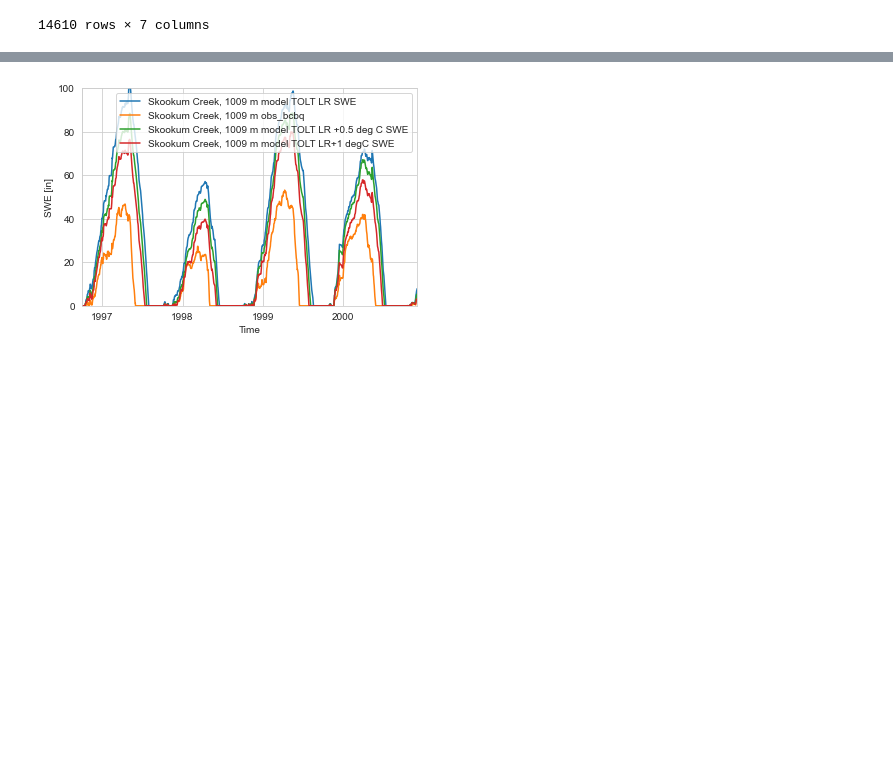
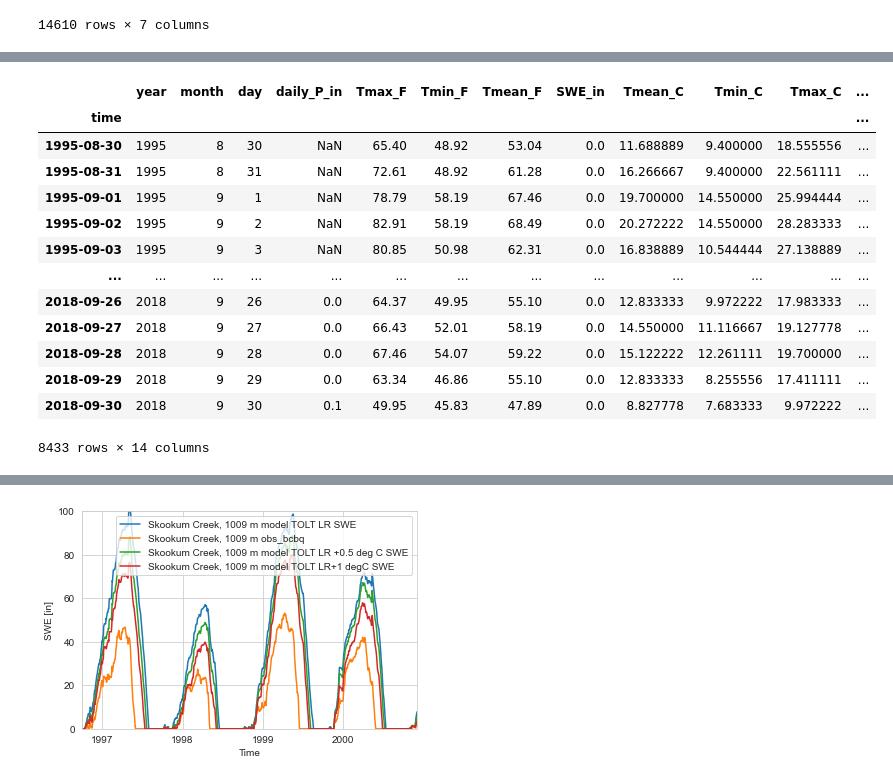
Before and after one commit to NCristea/Snow_SCL, a Jupyter notebook: plots_for_manuscript.ipynb, the cells around one changed output, grey strips where cells are left out. Saved outputs shown, nothing was run; the diff lists cells and outputs as text; code cells hidden in the pictures; blank space fills up the shorter version.

```diff
--- a/plots_for_manuscript.ipynb
+++ b/plots_for_manuscript.ipynb
@@ -103,0 +138,17 @@ flow_model
+# %%
+swe_model = df_model_data_Skookum_prism_grid.loc['1995-10-01':'2015-04-02']
+swe_obs = df_snotel_Skookum.loc['1995-10-01':'2015-04-02']
+#swe_obs = swe_obs.fillna(0)
+#swe_model = swe_model.fillna(0)
+#nse_swe = fc.nse(swe_model.swq, swe_obs.SWE_in)
+nse_swe = mt.nse(swe_model.swq.fillna(0), swe_obs.SWE_in.fillna(0))
+print('NSE', nse_swe)
+
+#a =[1, 2, 3, 4, 5]
+#b =[1, 2.5, 3, 4.9, 5.1]
+R_square = r2_score(swe_model.swq, swe_obs.SWE_in)
+print('Coefficient of Determination R2', R_square)
+kge_swe = mt.kge(swe_model.swq.values, swe_obs.SWE_in.values)
+rmse_swe = mt.rmse(swe_model.swq.values, swe_obs.SWE_in.values)
+print('KGE', kge_swe)
+print('RMSE', rmse_swe)
@@ -103,0 +193,17 @@ flow_model
+# %%
+swe_obs
+# %% [output]
+|  | year | month | day | daily_P_in | Tmax_F | Tmin_F | Tmean_F | SWE_in | Tmean_C | Tmin_C | Tmax_C | ... |
+| time |  |  |  |  |  |  |  |  |  |  |  | ... |
+| 1995-08-30 | 1995 | 8 | 30 | NaN | 65.40 | 48.92 | 53.04 | 0.0 | 11.688889 | 9.400000 | 18.555556 | ... |
+| 1995-08-31 | 1995 | 8 | 31 | NaN | 72.61 | 48.92 | 61.28 | 0.0 | 16.266667 | 9.400000 | 22.561111 | ... |
+| 1995-09-01 | 1995 | 9 | 1 | NaN | 78.79 | 58.19 | 67.46 | 0.0 | 19.700000 | 14.550000 | 25.994444 | ... |
+| 1995-09-02 | 1995 | 9 | 2 | NaN | 82.91 | 58.19 | 68.49 | 0.0 | 20.272222 | 14.550000 | 28.283333 | ... |
+| 1995-09-03 | 1995 | 9 | 3 | NaN | 80.85 | 50.98 | 62.31 | 0.0 | 16.838889 | 10.544444 | 27.138889 | ... |
+| ... | ... | ... | ... | ... | ... | ... | ... | ... | ... | ... | ... | ... |
+| 2018-09-26 | 2018 | 9 | 26 | 0.0 | 64.37 | 49.95 | 55.10 | 0.0 | 12.833333 | 9.972222 | 17.983333 | ... |
+| 2018-09-27 | 2018 | 9 | 27 | 0.0 | 66.43 | 52.01 | 58.19 | 0.0 | 14.550000 | 11.116667 | 19.127778 | ... |
+| 2018-09-28 | 2018 | 9 | 28 | 0.0 | 67.46 | 54.07 | 59.22 | 0.0 | 15.122222 | 12.261111 | 19.700000 | ... |
+| 2018-09-29 | 2018 | 9 | 29 | 0.0 | 63.34 | 46.86 | 55.10 | 0.0 | 12.833333 | 8.255556 | 17.411111 | ... |
+| 2018-09-30 | 2018 | 9 | 30 | 0.1 | 49.95 | 45.83 | 47.89 | 0.0 | 8.827778 | 7.683333 | 9.972222 | ... |
+8433 rows × 14 columns
```
Also changed, not shown: parts of 13 cells of this notebook, 5 other files.
